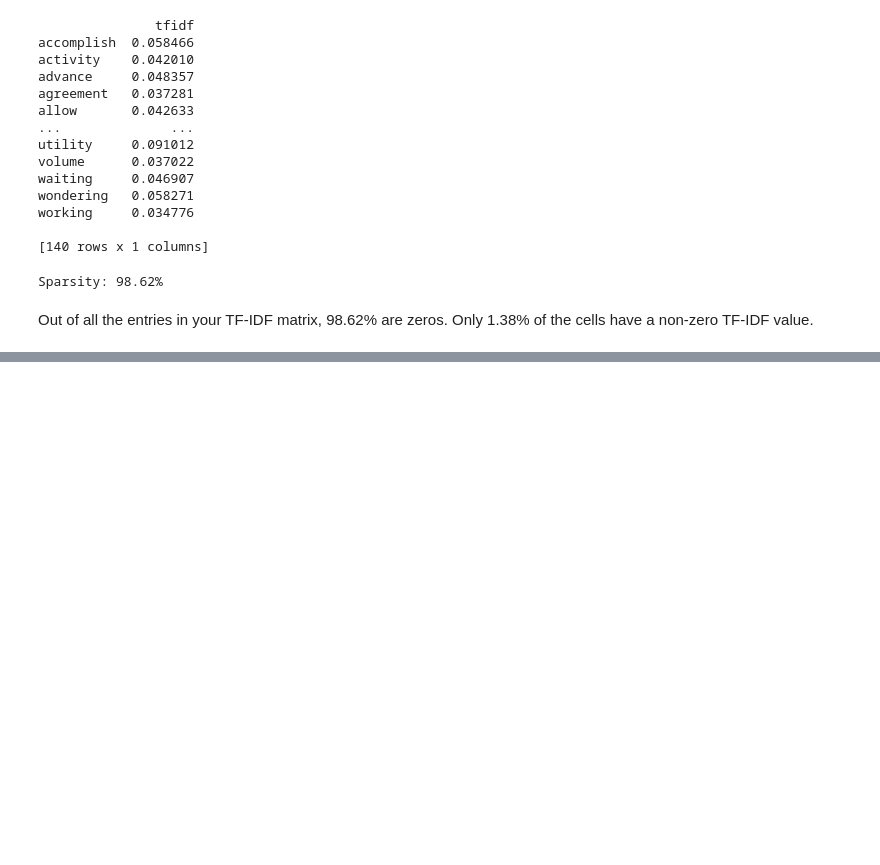
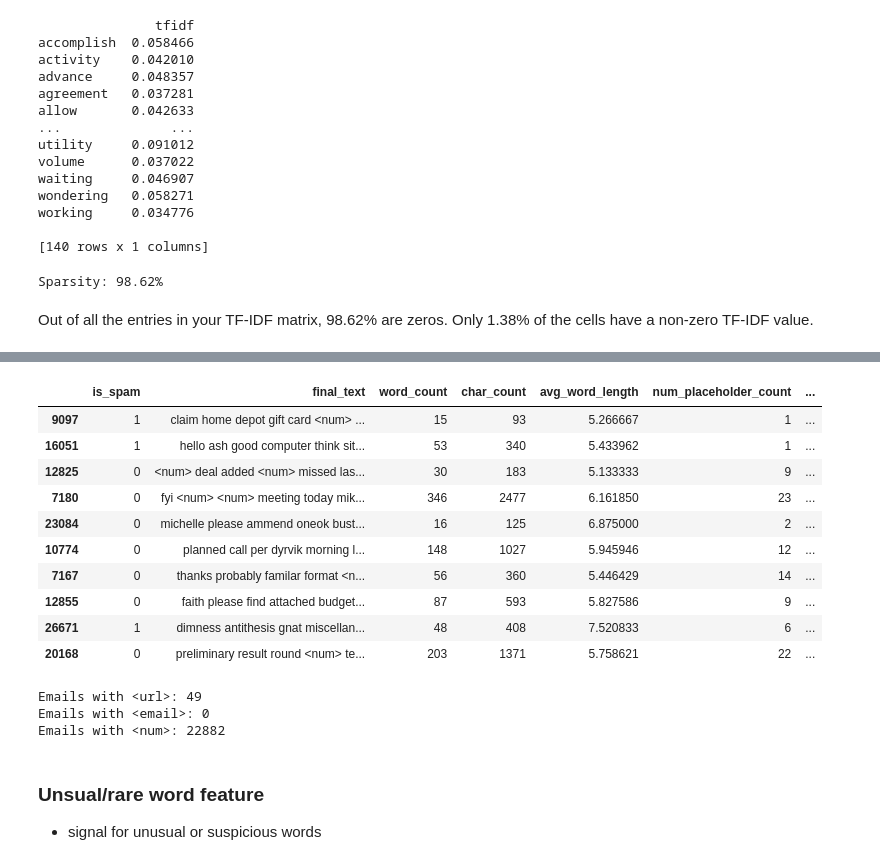
Before and after one commit to Hieuuum/phish-stx, a Jupyter notebook: notebooks/enron_1.ipynb, the cells around one changed output, grey strips where cells are left out. Saved outputs shown, nothing was run; the diff lists cells and outputs as text; code cells hidden in the pictures; blank space fills up the shorter version.

```diff
--- a/notebooks/enron_1.ipynb
+++ b/notebooks/enron_1.ipynb
@@ -156,0 +276,17 @@ Only 1.38% of the cells have a non-zero TF-IDF value.
+# %%
+# candidate_words: list of words/phrases you picked (strings)
+candidate_words = ['verify', 'account', 'click', 'login', 'password', 'bank', 'transfer', 'invoice', 'free', 'win']  # example
+
+for w in candidate_words:
+    col = f'has_kw_{w}'
+    df[col] = df['final_text'].str.contains(r'\b' + re.escape(w) + r'\b').astype(int)
+
+# Evaluate how many spam emails contain each keyword
+kw_summary = {}
+for w in candidate_words:
+    col = f'has_kw_{w}'
+    tp = ((df[col]==1) & (df['is_spam']==1)).sum()
+    fp = ((df[col]==1) & (df['is_spam']==0)).sum()
+    in_email = (df[col]==1).sum()
+    kw_summary[w] = {'in_email': in_email, 'spam_hits': tp, 'nonspam_hits': fp, 'spam_likelihood': tp/(in_email+1e-9)}
+pd.DataFrame.from_dict(kw_summary, orient='index').sort_values('spam_likelihood', ascending=False)
@@ -156,0 +312,34 @@ Only 1.38% of the cells have a non-zero TF-IDF value.
+# %%
+df.sample(10)
+# %% [output]
+|  | is_spam | final_text | word_count | char_count | avg_word_length | num_placeholder_count | ... |
+| 9097 | 1 | claim home depot gift card <num> ... | 15 | 93 | 5.266667 | 1 | ... |
+| 16051 | 1 | hello ash good computer think sit... | 53 | 340 | 5.433962 | 1 | ... |
+| 12825 | 0 | <num> deal added <num> missed las... | 30 | 183 | 5.133333 | 9 | ... |
+| 7180 | 0 | fyi <num> <num> meeting today mik... | 346 | 2477 | 6.161850 | 23 | ... |
+| 23084 | 0 | michelle please ammend oneok bust... | 16 | 125 | 6.875000 | 2 | ... |
+| 10774 | 0 | planned call per dyrvik morning l... | 148 | 1027 | 5.945946 | 12 | ... |
+| 7167 | 0 | thanks probably familar format <n... | 56 | 360 | 5.446429 | 14 | ... |
+| 12855 | 0 | faith please find attached budget... | 87 | 593 | 5.827586 | 9 | ... |
+| 26671 | 1 | dimness antithesis gnat miscellan... | 48 | 408 | 7.520833 | 6 | ... |
+| 20168 | 0 | preliminary result round <num> te... | 203 | 1371 | 5.758621 | 22 | ... |
+# %%
+# Count how many emails contain <url>
+num_with_url = df['final_text'].str.contains(r'<url>').sum()
+
+# Count how many contain <email>
+num_with_email = df['final_text'].str.contains(r'<email>').sum()
+
+# Count how many contain <num>
+num_with_num = df['final_text'].str.contains(r'<num>').sum()
+
+print("Emails with <url>:", num_with_url)
+print("Emails with <email>:", num_with_email)
+print("Emails with <num>:", num_with_num)
+# %% [output]
+Emails with <url>: 49
+Emails with <email>: 0
+Emails with <num>: 22882
+# %% [markdown]
+### Unsual/rare word feature
+- signal for unusual or suspicious words
```
Also changed, not shown: parts of 26 cells of this notebook, 1 other file.
